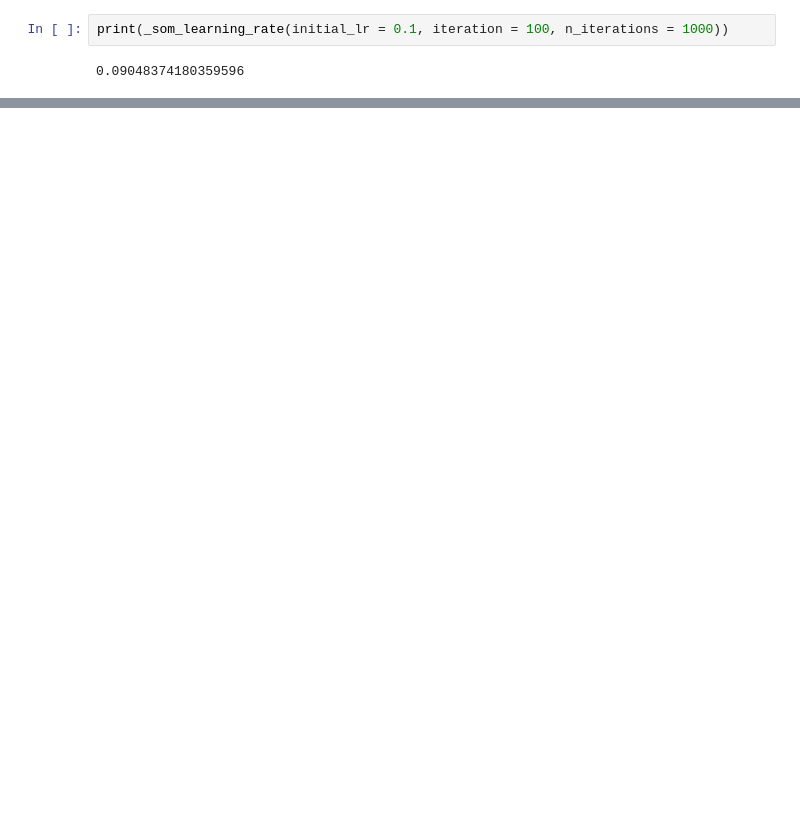
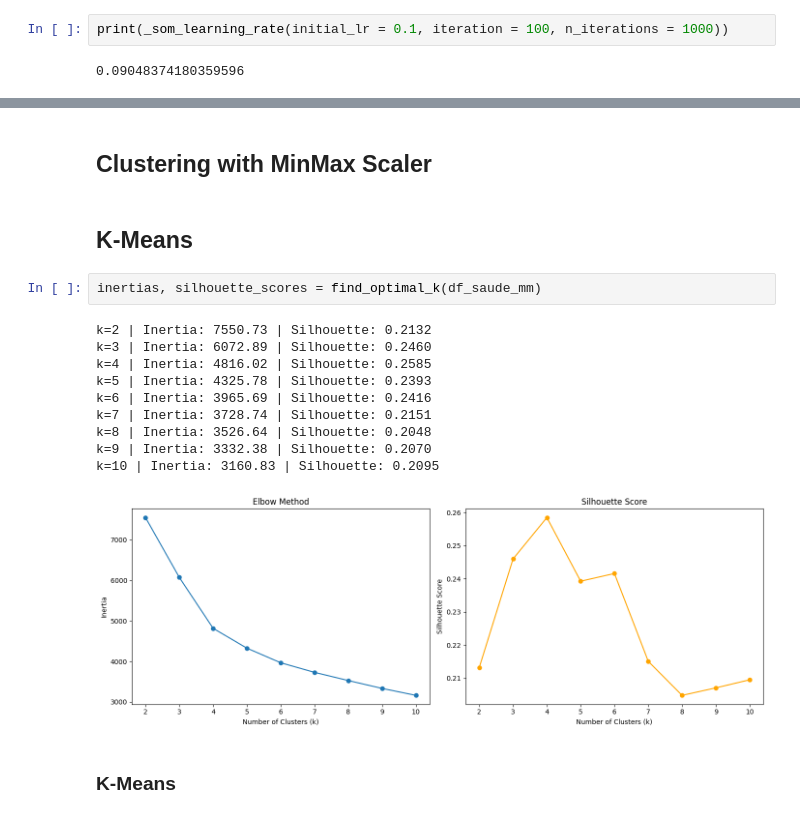
Before and after one commit to marianasfmartins/Customer-Segmentation-Project, a Jupyter notebook: Course Assignment - Customer Segmentation-20260417/main.ipynb, the cells around one changed output, grey strips where cells are left out. Cells and saved outputs as stored; diff of their text form; blank space fills up the shorter version.

```diff
--- a/Course Assignment - Customer Segmentation-20260417/main.ipynb
+++ b/Course Assignment - Customer Segmentation-20260417/main.ipynb
@@ -190,0 +457,19 @@ print(assign_som_clusters(initial_weights, df_processed_st,n_clusters=5))
+# %% [markdown]
+## Clustering with MinMax Scaler
+# %% [markdown]
+## K-Means
+# %%
+inertias, silhouette_scores = find_optimal_k(df_saude_mm)
+# %% [output]
+k=2 | Inertia: 7550.73 | Silhouette: 0.2132
+k=3 | Inertia: 6072.89 | Silhouette: 0.2460
+k=4 | Inertia: 4816.02 | Silhouette: 0.2585
+k=5 | Inertia: 4325.78 | Silhouette: 0.2393
+k=6 | Inertia: 3965.69 | Silhouette: 0.2416
+k=7 | Inertia: 3728.74 | Silhouette: 0.2151
+k=8 | Inertia: 3526.64 | Silhouette: 0.2048
+k=9 | Inertia: 3332.38 | Silhouette: 0.2070
+k=10 | Inertia: 3160.83 | Silhouette: 0.2095
+[figure, added]
+# %% [markdown]
+### K-Means
```
Also changed, not shown: parts of 63 cells of this notebook, 1 other file.
